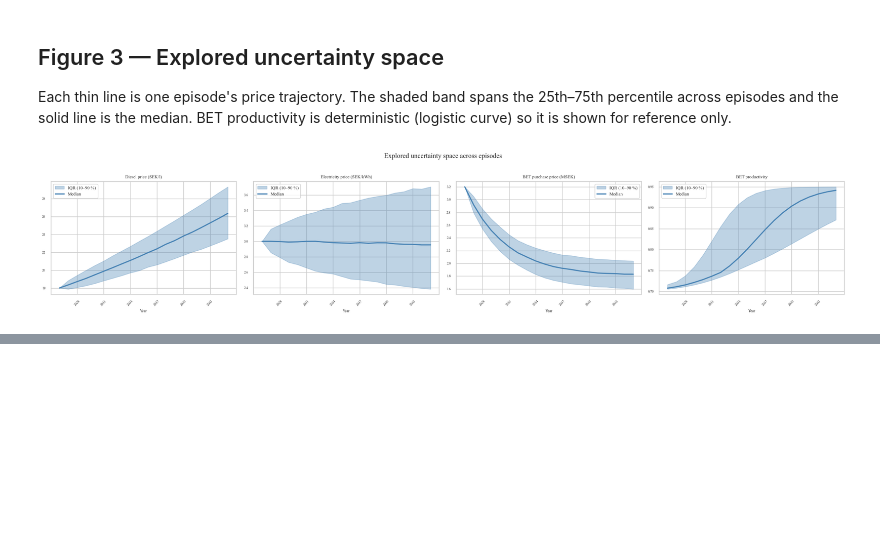
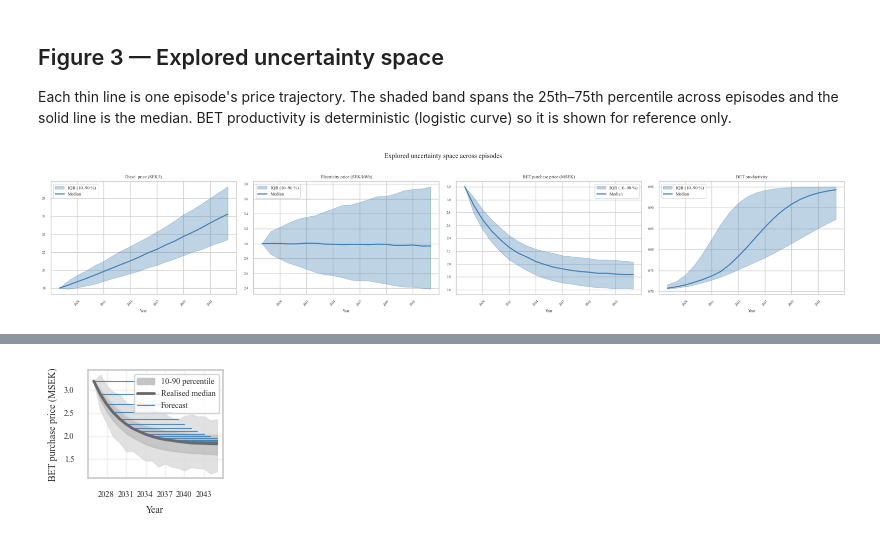
Before and after one commit to simfro/fleet-replacement, a Jupyter notebook: notebooks/analyse_batch.ipynb, the cells around one changed output, grey strips where cells are left out. Saved outputs shown, nothing was run; the diff lists cells and outputs as text; code cells hidden in the pictures; blank space fills up the shorter version.

Commit message:
figures for final WCTR submission

```diff
--- a/notebooks/analyse_batch.ipynb
+++ b/notebooks/analyse_batch.ipynb
@@ -270,0 +464,83 @@ for ylabel, paths, filename in uncertainty_panels:
+# %%
+def plot_bet_uncertainty_with_forecasts(payload: dict, save: bool = True) -> None:
+    from matplotlib.ticker import MaxNLocator
+
+    years = payload["years"]
+    color = payload["color"]
+
+    # Sized for 3 side-by-side subfigures in a LaTeX row
+    fig, ax = plt.subplots(figsize=(2.05, 1.75))
+
+    # Two-tone uncertainty space: light grey tails (0-10, 90-100), dark grey middle (10-90)
+    ax.fill_between(
+        years,
+        payload["bet_p0"] / 1e6,
+        payload["bet_p10"] / 1e6,
+        color="gainsboro",
+        alpha=0.85,
+        label="",
+        zorder=1,
+    )
+    ax.fill_between(
+        years,
+        payload["bet_p10"] / 1e6,
+        payload["bet_p90"] / 1e6,
+        color="silver",
+        alpha=0.9,
+        label="10-90 percentile",
+        zorder=1,
+    )
+    ax.fill_between(
+        years,
+        payload["bet_p90"] / 1e6,
+        payload["bet_p100"] / 1e6,
+        color="gainsboro",
+        alpha=0.85,
+        label="",
+        zorder=1,
+    )
+    ax.plot(
+        years,
+        payload["bet_p50"] / 1e6,
+        color="dimgray",
+        linewidth=2.0,
+        label="Realised median",
+        zorder=3,
+    )
+
+    # Receding-horizon forecast fan (strategy color)
+    for i, (fc_years, fc_bet) in enumerate(payload["forecast_lines"]):
+        label = "Forecast" if i == 0 else None
+        ax.plot(
+            fc_years,
+            fc_bet / 1e6,
+            color=color,
+            alpha=0.9,
+            linewidth=0.8,
+            label=label,
+            zorder=2,
+        )
+
+    ax.set_xlabel("Year")
+    ax.set_ylabel("BET purchase price (MSEK)")
+    ax.xaxis.set_major_locator(MaxNLocator(integer=True))
+    ax.tick_params(axis="x", rotation=0)
+    ax.legend(loc="best")
+    ax.grid(True, alpha=0.25)
+
+    plt.tight_layout()
+
+    if save:
+        out_path = (
+            FIGURES_DIR
+            / f"uncertainty_bet_purchase_price_forecast_{payload['name']}.pgf"
+        )
+        fig.savefig(out_path, backend="pgf", bbox_inches="tight")
+        print(f"Saved: {out_path}")
+
+    plt.show()
+
+
+for strategy_name in ["baseline", "conservative", "optimistic"]:
+    plot_bet_uncertainty_with_forecasts(strategy_payloads[strategy_name], save=True)
+# %% [output]
@@ -270,0 +548 @@ for ylabel, paths, filename in uncertainty_panels:
+[figure, added]
```
Also changed, not shown: parts of 10 cells of this notebook, 15 other files.
